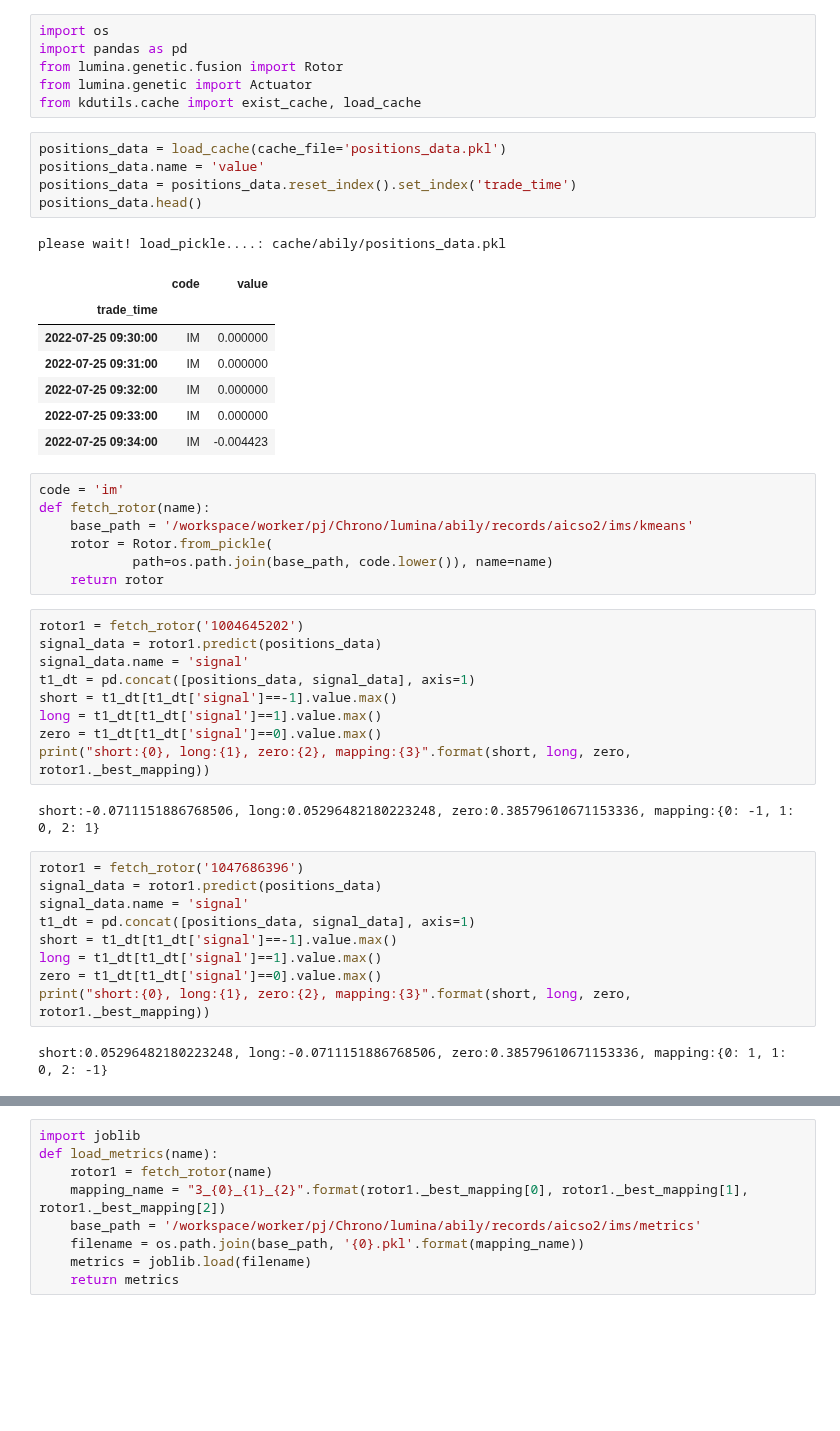
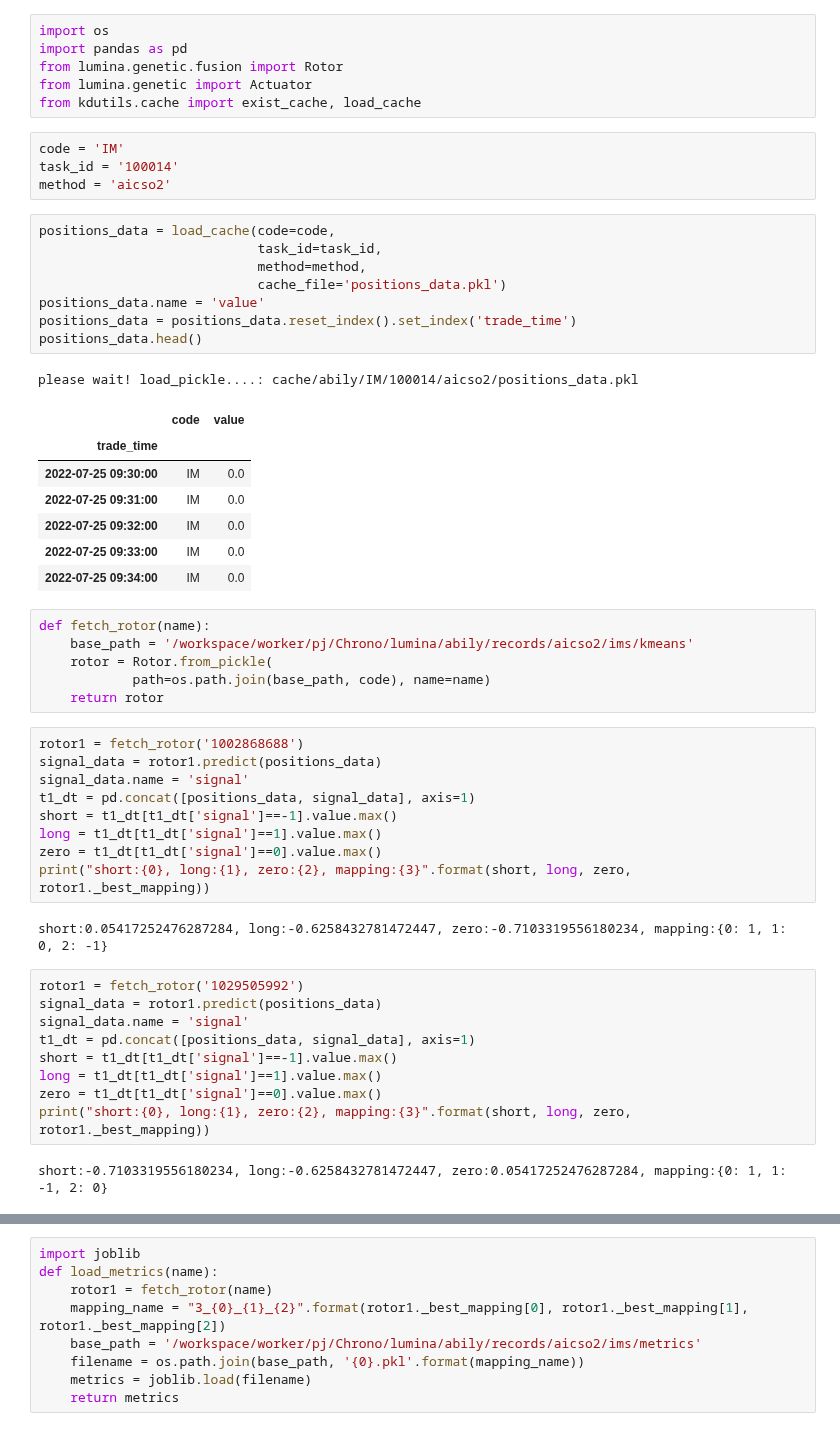
Before and after one commit to flaght/Chrono, a Jupyter notebook: lumina/abily/4.3.keams_model_signals.ipynb, the cells around one changed output, grey strips where cells are left out. Drawn from its saved outputs; the diff is of its cells as text; blank space fills up the shorter version.

```diff
--- a/lumina/abily/4.3.keams_model_signals.ipynb
+++ b/lumina/abily/4.3.keams_model_signals.ipynb
@@ -6,29 +6,35 @@ import pandas as pd
 from lumina.genetic.fusion import Rotor
 from lumina.genetic import Actuator
 from kdutils.cache import exist_cache, load_cache
+# %%
+code = 'IM'
+task_id = '100014'
+method = 'aicso2'
 # %%
-positions_data = load_cache(cache_file='positions_data.pkl')
+positions_data = load_cache(code=code,
+                            task_id=task_id,
+                            method=method,
+                            cache_file='positions_data.pkl')
 positions_data.name = 'value'
 positions_data = positions_data.reset_index().set_index('trade_time')
 positions_data.head()
 # %% [output]
-please wait! load_pickle....: cache/abily/positions_data.pkl
+please wait! load_pickle....: cache/abily/IM/100014/aicso2/positions_data.pkl
 |  | code | value |
 | trade_time |  |  |
-| 2022-07-25 09:30:00 | IM | 0.000000 |
-| 2022-07-25 09:31:00 | IM | 0.000000 |
-| 2022-07-25 09:32:00 | IM | 0.000000 |
-| 2022-07-25 09:33:00 | IM | 0.000000 |
-| 2022-07-25 09:34:00 | IM | -0.004423 |
+| 2022-07-25 09:30:00 | IM | 0.0 |
+| 2022-07-25 09:31:00 | IM | 0.0 |
+| 2022-07-25 09:32:00 | IM | 0.0 |
+| 2022-07-25 09:33:00 | IM | 0.0 |
+| 2022-07-25 09:34:00 | IM | 0.0 |
 # %%
-code = 'im'
 def fetch_rotor(name):
     base_path = '/workspace/worker/pj/Chrono/lumina/abily/records/aicso2/ims/kmeans'
     rotor = Rotor.from_pickle(
-            path=os.path.join(base_path, code.lower()), name=name)
+            path=os.path.join(base_path, code), name=name)
     return rotor
 # %%
-rotor1 = fetch_rotor('1004645202')
+rotor1 = fetch_rotor('1002868688')
 signal_data = rotor1.predict(positions_data)
 signal_data.name = 'signal'
 t1_dt = pd.concat([positions_data, signal_data], axis=1)
@@ -37,9 +43,9 @@ long = t1_dt[t1_dt['signal']==1].value.max()
 zero = t1_dt[t1_dt['signal']==0].value.max()
 print("short:{0}, long:{1}, zero:{2}, mapping:{3}".format(short, long, zero, rotor1._best_mapping))
 # %% [output]
-short:-0.0711151886768506, long:0.05296482180223248, zero:0.38579610671153336, mapping:{0: -1, 1: 0, 2: 1}
+short:0.05417252476287284, long:-0.6258432781472447, zero:-0.7103319556180234, mapping:{0: 1, 1: 0, 2: -1}
 # %%
-rotor1 = fetch_rotor('1047686396')
+rotor1 = fetch_rotor('1029505992')
 signal_data = rotor1.predict(positions_data)
 signal_data.name = 'signal'
 t1_dt = pd.concat([positions_data, signal_data], axis=1)
@@ -48,5 +54,5 @@ long = t1_dt[t1_dt['signal']==1].value.max()
 zero = t1_dt[t1_dt['signal']==0].value.max()
 print("short:{0}, long:{1}, zero:{2}, mapping:{3}".format(short, long, zero, rotor1._best_mapping))
 # %% [output]
-short:0.05296482180223248, long:-0.0711151886768506, zero:0.38579610671153336, mapping:{0: 1, 1: 0, 2: -1}
+short:-0.7103319556180234, long:-0.6258432781472447, zero:0.05417252476287284, mapping:{0: 1, 1: -1, 2: 0}
 # %%
```
Also changed, not shown: parts of 6 cells of this notebook, 17 other files.
